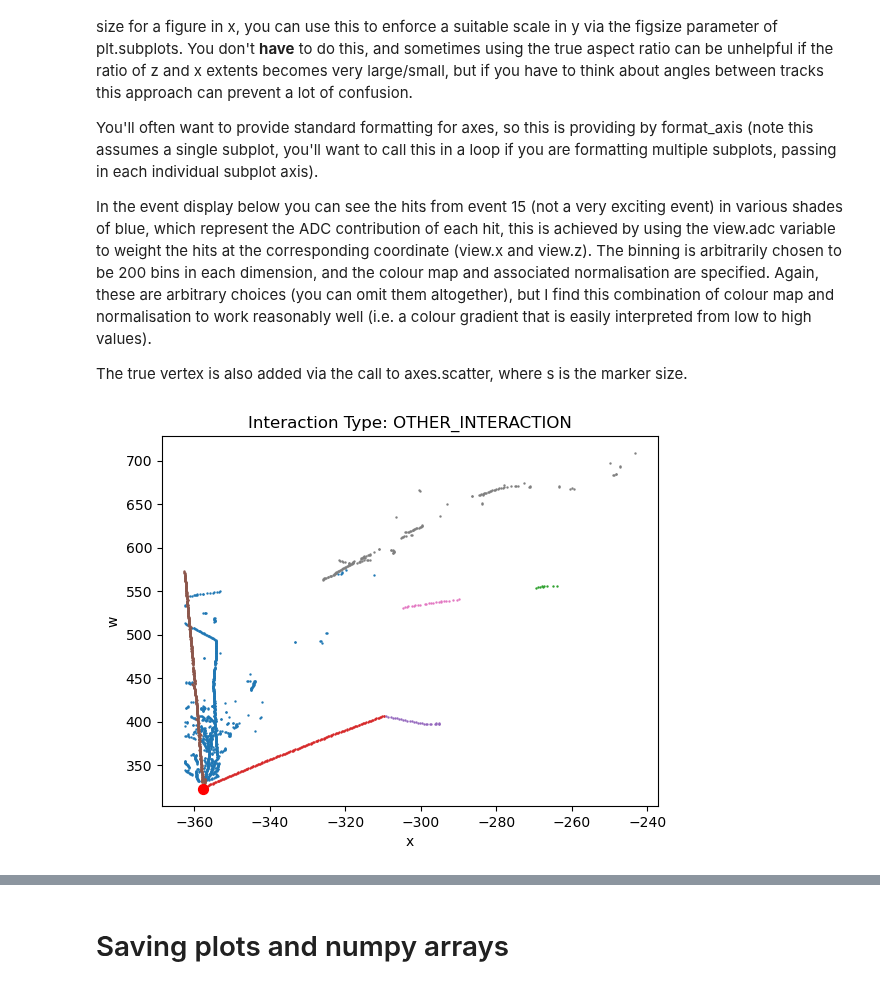
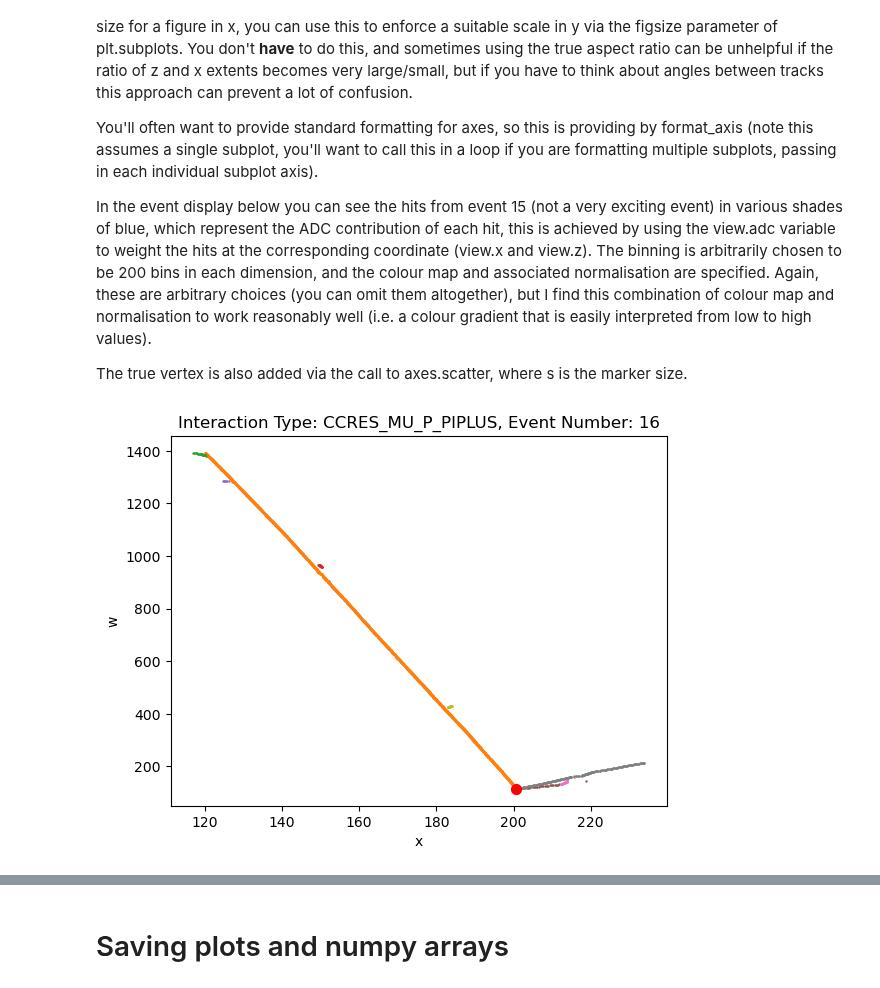
Before and after one commit to mohummudh/neutrinos-dune, a Jupyter notebook: andrew/1display/project_start.ipynb, the cells around one changed output, grey strips where cells are left out. Drawn from its saved outputs; the diff is of its cells as text; code cells hidden in the pictures.

```diff
--- a/andrew/1display/project_start.ipynb
+++ b/andrew/1display/project_start.ipynb
@@ -172,6 +172,9 @@ events = Events("C:\\Users\\andre\\Desktop\\Physics Project\\bigdata\\PandoraRec
 # %%
 def plotparticles(event_number):
     idx = np.where(events.event_number == event_number)[0]
+
+    typ = events.interaction_type[idx[0]]
+    name = interaction_dictionary[typ]
 
     for i in idx:
         x = events.reco_hits_x_w[i]
@@ -182,13 +185,9 @@ def plotparticles(event_number):
     vz = events.true_neutrino_vtx_w[idx[0]]
     plt.scatter(vx, vz, c='red', s=50)
 
-    typ = events.interaction_type[idx[0]]
-    name = interaction_dictionary[typ]
-
-    plt.title(f'Interaction Type: {name}')
+    plt.title(f'Interaction Type: {name}, Event Number: {event_number}')
     plt.xlabel('x')
     plt.ylabel('w')
-
-plotparticles(1)
+    #plt.xlim(-170,-120)
+    #plt.ylim(225,450)
+    plt.show()
-# %% [output]
-[figure, removed]
@@ -194,0 +197,4 @@ plotparticles(1)
+# %%
+plotparticles(16)
+# %% [output]
+[figure, added]
```
Also changed, not shown: parts of 3 cells of this notebook, 21 other files.
